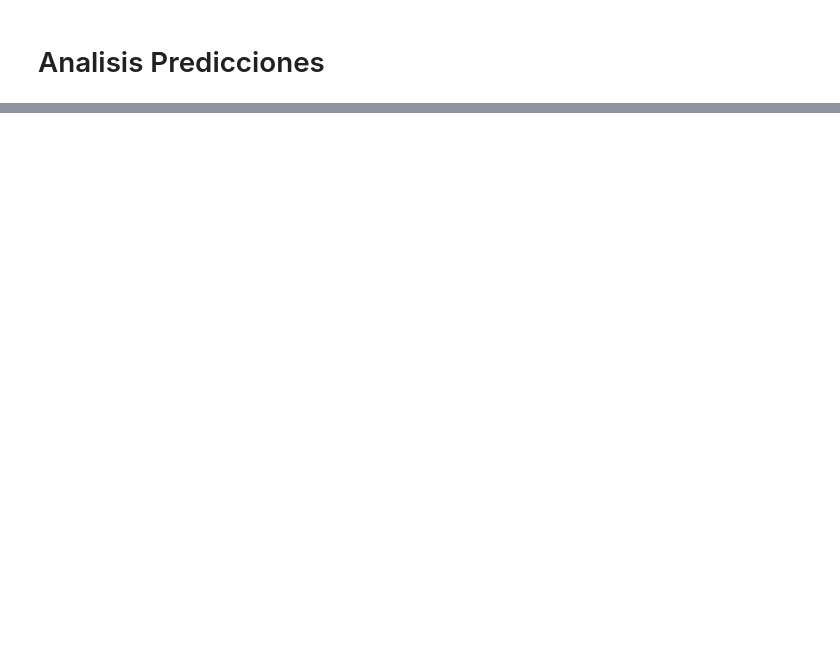
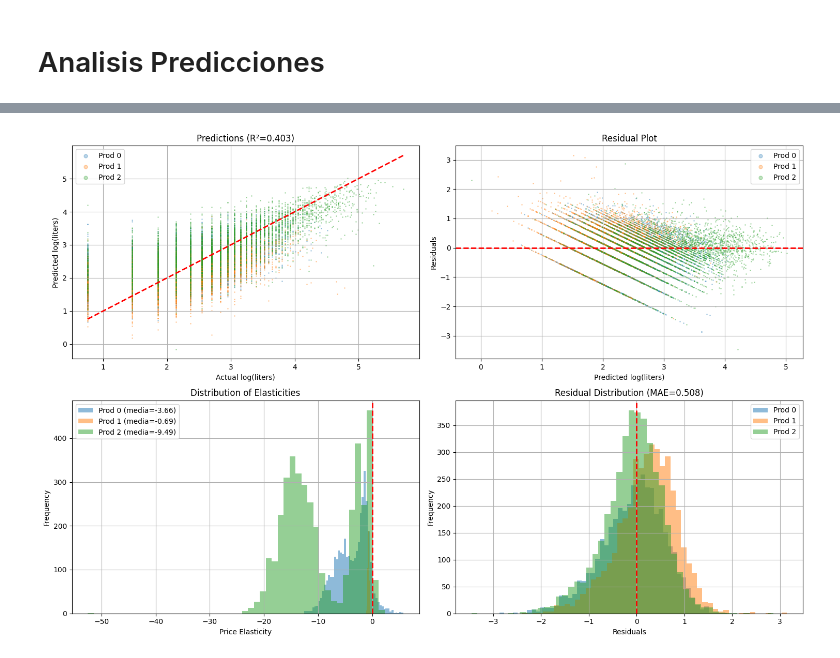
Before and after one commit to carlosherediapimienta/nn-elasticity, a Jupyter notebook: notebooks/run-nn.ipynb, the cells around one changed output, grey strips where cells are left out. Cells and saved outputs as stored; diff of their text form; code cells hidden in the pictures; blank space fills up the shorter version.

```diff
--- a/notebooks/run-nn.ipynb
+++ b/notebooks/run-nn.ipynb
@@ -205,19 +137,19 @@ Spline knots: 16
 # %%
-# 3. Demand head
-head = IntegrableDemandHead1D(
+head = IntegrableDemandHead(
     context_dim=context_builder.out_dim,
-    K_splines=price_spline.K,
+    K_splines=K_splines,        # variable que definiste al construir las splines
+    n=n,                        # número de productos
     hidden=(256, 128, 64),
     act="tanh",
     dropout=0.1,
-    enforce_negative_beta=False
 )
 # %%
 # 4. Modelo completo
-model = ICDN_1D(
+model = ICDN(
     context_builder=context_builder,
-    price_spline=price_spline,
-    head=head
+    price_splines=price_splines,  # ModuleList de n CubicSplineBasis
+    head=head,
+    n=n,
 )
 
 device = "cuda" if torch.cuda.is_available() else "cpu"
@@ -438,7 +371,10 @@ with torch.no_grad():
         y_hat, eps_hat, _ = model.run(batch, return_parts=True)
 
         all_preds.append(y_hat.cpu())
-        all_targets.append(batch["log_liters_sold"].cpu())
+        y_true = torch.stack(
+            [batch[f"log_liters_{i}"] for i in range(n)], dim=1
+        )                                                    # (B, n)
+        all_targets.append(y_true.cpu())
         all_elasticities.append(eps_hat.cpu())
 
 preds = torch.cat(all_preds).numpy()
@@ -529,0 +418,69 @@ print("\n✓ Pipeline completado exitosamente")
+# %%
+colors = [cm.tab10(i) for i in range(n)]
+
+fig, axes = plt.subplots(2, 2, figsize=(15, 10))
+
+# Predicted vs Actual — por producto
+for i in range(n):
+    axes[0, 0].scatter(
+        targets[:, i], preds[:, i],
+        alpha=0.3, s=1, color=colors[i], label=f'Prod {i}'
+    )
+axes[0, 0].plot(
+    [targets.min(), targets.max()],
+    [targets.min(), targets.max()], 'r--', lw=2
+)
+axes[0, 0].set_xlabel('Actual log(liters)')
+axes[0, 0].set_ylabel('Predicted log(liters)')
+axes[0, 0].set_title(f'Predictions (R²={r2:.3f})')
+axes[0, 0].legend(markerscale=5)
+axes[0, 0].grid(True)
+
+# Residual Plot — por producto
+residuals = targets - preds   # (N, n)
+for i in range(n):
+    axes[0, 1].scatter(
+        preds[:, i], residuals[:, i],
+        alpha=0.3, s=1, color=colors[i], label=f'Prod {i}'
+    )
+axes[0, 1].axhline(y=0, color='r', linestyle='--', lw=2)
+axes[0, 1].set_xlabel('Predicted log(liters)')
+axes[0, 1].set_ylabel('Residuals')
+axes[0, 1].set_title('Residual Plot')
+axes[0, 1].legend(markerscale=5)
+axes[0, 1].grid(True)
+
+# Distribution of Elasticities — por producto
+for i in range(n):
+    axes[1, 0].hist(
+        elasticities[:, i], bins=50, alpha=0.5,
+        color=colors[i],
+        label=f'Prod {i} (media={elasticities[:, i].mean():.2f})'
+    )
+axes[1, 0].axvline(x=0, color='r', linestyle='--', lw=2)
+axes[1, 0].set_xlabel('Price Elasticity')
+axes[1, 0].set_ylabel('Frequency')
+axes[1, 0].set_title('Distribution of Elasticities')
+axes[1, 0].legend()
+axes[1, 0].grid(True)
+
+# Residual Distribution — por producto
+for i in range(n):
+    axes[1, 1].hist(
+        residuals[:, i], bins=50, alpha=0.5,
+        color=colors[i], label=f'Prod {i}'
+    )
+axes[1, 1].axvline(x=0, color='r', linestyle='--', lw=2)
+axes[1, 1].set_xlabel('Residuals')
+axes[1, 1].set_ylabel('Frequency')
+axes[1, 1].set_title(f'Residual Distribution (MAE={mae:.3f})')
+axes[1, 1].legend()
+axes[1, 1].grid(True)
+
+plt.tight_layout()
+plt.savefig('../results/evaluation_plots.png', dpi=150)
+plt.show()
+
+print("\n✓ Pipeline completado exitosamente")
+# %% [output]
+[figure, added]
```
Also changed, not shown: parts of 26 cells of this notebook, 34 other files.
